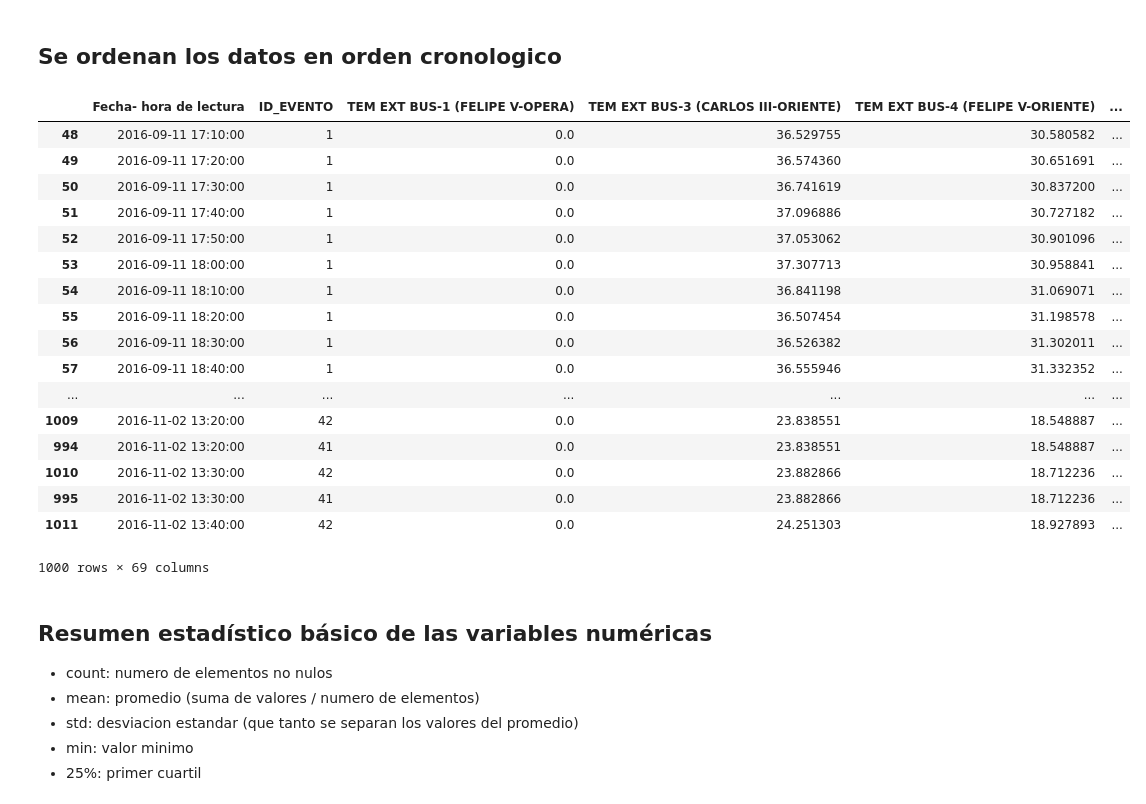
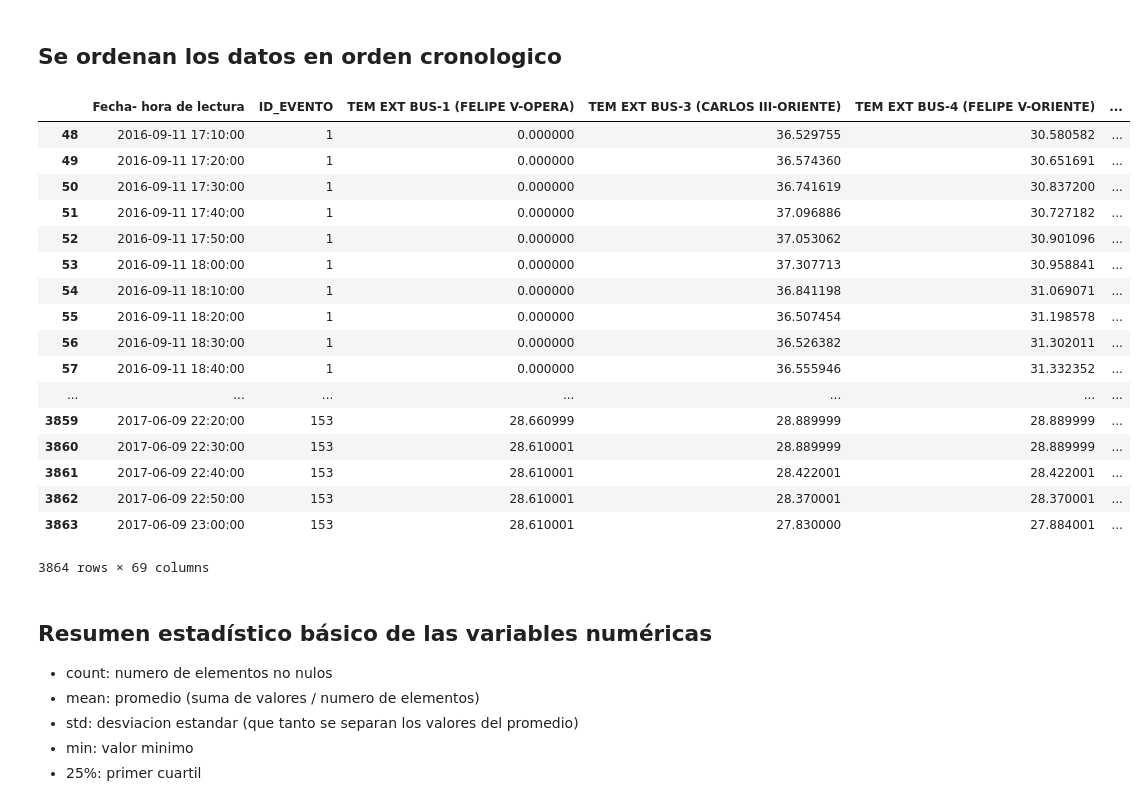
Before and after one commit to douglasag17/ML-SmartBuildings, a Jupyter notebook: PreparacionDeLosDatos/rep.ipynb, the cells around one changed output. Saved outputs shown, nothing was run; the diff lists cells and outputs as text; code cells hidden in the pictures.

```diff
--- a/PreparacionDeLosDatos/rep.ipynb
+++ b/PreparacionDeLosDatos/rep.ipynb
@@ -38,26 +40,26 @@ data.shape
 ## Se ordenan los datos en orden cronologico
 # %%
 data = data.sort_values("Fecha- hora de lectura")
-data.head(1000)
+data
 # %% [output]
 |  | Fecha- hora de lectura | ID_EVENTO | TEM EXT BUS-1 (FELIPE V-OPERA) | TEM EXT BUS-3 (CARLOS III-ORIENTE) | TEM EXT BUS-4 (FELIPE V-ORIENTE) | ... |
-| 48 | 2016-09-11 17:10:00 | 1 | 0.0 | 36.529755 | 30.580582 | ... |
-| 49 | 2016-09-11 17:20:00 | 1 | 0.0 | 36.574360 | 30.651691 | ... |
-| 50 | 2016-09-11 17:30:00 | 1 | 0.0 | 36.741619 | 30.837200 | ... |
-| 51 | 2016-09-11 17:40:00 | 1 | 0.0 | 37.096886 | 30.727182 | ... |
-| 52 | 2016-09-11 17:50:00 | 1 | 0.0 | 37.053062 | 30.901096 | ... |
-| 53 | 2016-09-11 18:00:00 | 1 | 0.0 | 37.307713 | 30.958841 | ... |
-| 54 | 2016-09-11 18:10:00 | 1 | 0.0 | 36.841198 | 31.069071 | ... |
-| 55 | 2016-09-11 18:20:00 | 1 | 0.0 | 36.507454 | 31.198578 | ... |
-| 56 | 2016-09-11 18:30:00 | 1 | 0.0 | 36.526382 | 31.302011 | ... |
-| 57 | 2016-09-11 18:40:00 | 1 | 0.0 | 36.555946 | 31.332352 | ... |
+| 48 | 2016-09-11 17:10:00 | 1 | 0.000000 | 36.529755 | 30.580582 | ... |
+| 49 | 2016-09-11 17:20:00 | 1 | 0.000000 | 36.574360 | 30.651691 | ... |
+| 50 | 2016-09-11 17:30:00 | 1 | 0.000000 | 36.741619 | 30.837200 | ... |
+| 51 | 2016-09-11 17:40:00 | 1 | 0.000000 | 37.096886 | 30.727182 | ... |
+| 52 | 2016-09-11 17:50:00 | 1 | 0.000000 | 37.053062 | 30.901096 | ... |
+| 53 | 2016-09-11 18:00:00 | 1 | 0.000000 | 37.307713 | 30.958841 | ... |
+| 54 | 2016-09-11 18:10:00 | 1 | 0.000000 | 36.841198 | 31.069071 | ... |
+| 55 | 2016-09-11 18:20:00 | 1 | 0.000000 | 36.507454 | 31.198578 | ... |
+| 56 | 2016-09-11 18:30:00 | 1 | 0.000000 | 36.526382 | 31.302011 | ... |
+| 57 | 2016-09-11 18:40:00 | 1 | 0.000000 | 36.555946 | 31.332352 | ... |
 | ... | ... | ... | ... | ... | ... | ... |
-| 1009 | 2016-11-02 13:20:00 | 42 | 0.0 | 23.838551 | 18.548887 | ... |
-| 994 | 2016-11-02 13:20:00 | 41 | 0.0 | 23.838551 | 18.548887 | ... |
-| 1010 | 2016-11-02 13:30:00 | 42 | 0.0 | 23.882866 | 18.712236 | ... |
-| 995 | 2016-11-02 13:30:00 | 41 | 0.0 | 23.882866 | 18.712236 | ... |
-| 1011 | 2016-11-02 13:40:00 | 42 | 0.0 | 24.251303 | 18.927893 | ... |
+| 3859 | 2017-06-09 22:20:00 | 153 | 28.660999 | 28.889999 | 28.889999 | ... |
+| 3860 | 2017-06-09 22:30:00 | 153 | 28.610001 | 28.889999 | 28.889999 | ... |
+| 3861 | 2017-06-09 22:40:00 | 153 | 28.610001 | 28.422001 | 28.422001 | ... |
+| 3862 | 2017-06-09 22:50:00 | 153 | 28.610001 | 28.370001 | 28.370001 | ... |
+| 3863 | 2017-06-09 23:00:00 | 153 | 28.610001 | 27.830000 | 27.884001 | ... |
-1000 rows × 69 columns
+3864 rows × 69 columns
 # %% [markdown]
 ## Resumen estadístico básico de las variables numéricas
 - count: numero de elementos no nulos
```
Also changed, not shown: parts of 2 cells of this notebook, 2 other files.
